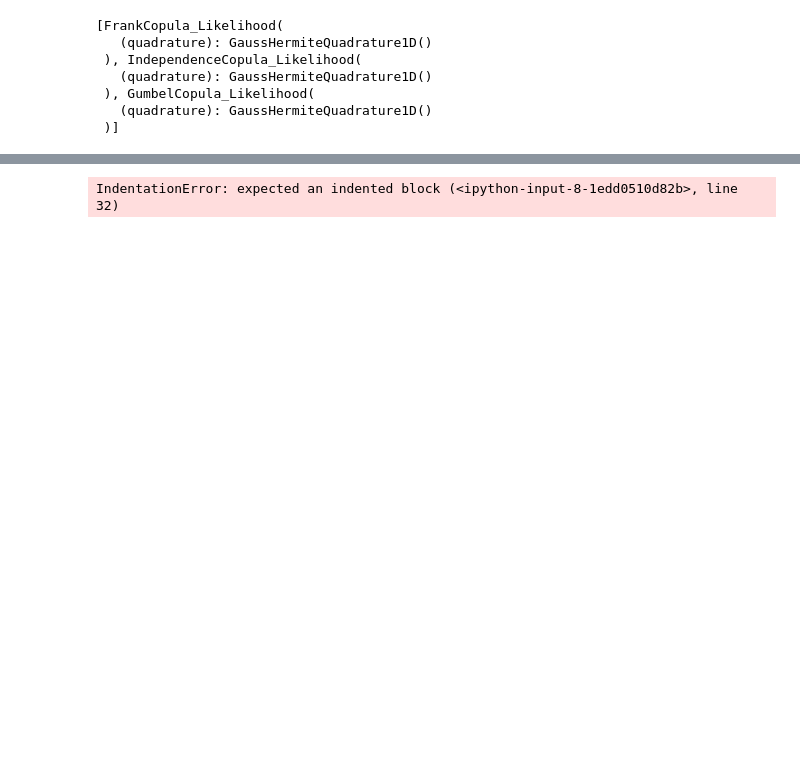
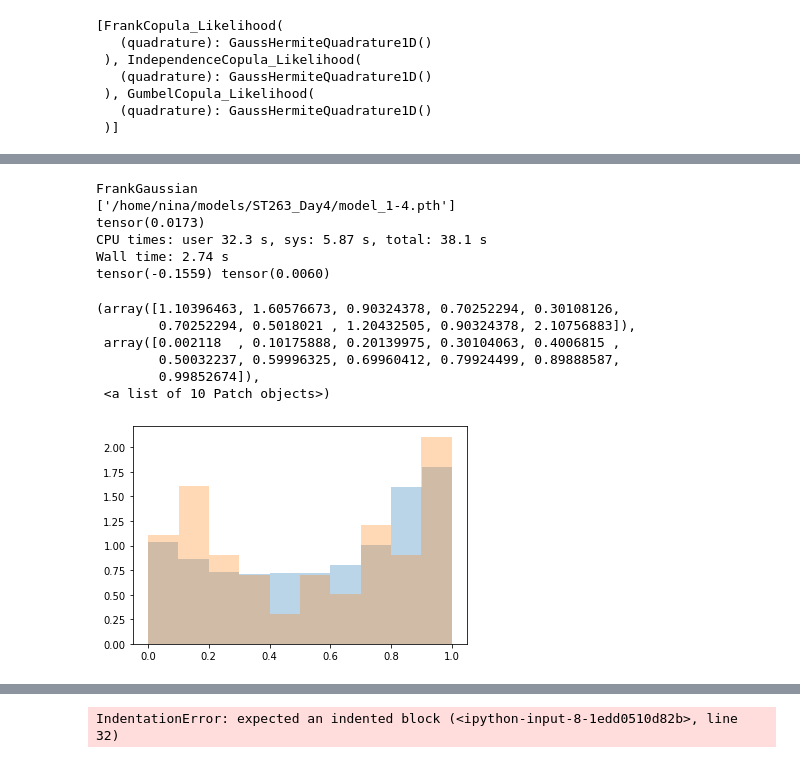
Before and after one commit to onkenlab/CopulaGP, a Jupyter notebook: MIFI.ipynb, the cells around one changed output, grey strips where cells are left out. Saved outputs shown, nothing was run; the diff lists cells and outputs as text; code cells hidden in the pictures; blank space fills up the shorter version.

```diff
--- a/MIFI.ipynb
+++ b/MIFI.ipynb
@@ -155,0 +205,46 @@ plt.ylim(-.5,0)
+# %%
+def measure_MI(model,points,pS=None,r_mc_size=10000,f_mc_size=10,sem_tol=1e-4):
+    MIs = []
+    with torch.no_grad():
+        fs = model(points).rsample(torch.Size([f_mc_size])) #[samples_f, copulas, positions]
+    #fs = fs.expand([f_mc_size,*fs.shape[1:]])
+    copula = model.likelihood(fs)
+    #MI = direct_stimMI(copula, size=500)
+    MI = stimMI(copula, pS=pS, sem_tol=sem_tol, mc_size=r_mc_size)
+    if pS is not None:
+        plt.imshow(MI/pS.expand(MI.shape))
+    MIs = MI.sum(dim=-1)
+
+    return (MIs.mean(dim=0),MIs.std(dim=0))
+
+warnings.showwarning = warn_with_traceback
+
+points = torch.linspace(0,1,100)
+
+print(data[n1+5,n2+5][1])
+
+model = get_model(n1, n2, data[n1+5,n2+5][0], torch.device('cpu'))
+%time (MI, dMI) = measure_MI(model, points)
+print(MI,dMI)
+# %% [output]
+FrankGaussian
+['/home/nina/models/ST263_Day4/model_1-4.pth']
+tensor(0.0173)
+CPU times: user 32.3 s, sys: 5.87 s, total: 38.1 s
+Wall time: 2.74 s
+tensor(-0.1559) tensor(0.0060)
+# %%
+import utils
+path_exp = '/home/nina/VRData/Processing/pkls'
+X,_ = utils.load_experimental_data(path_exp, animal, day_name, 0, 1)
+# %%
+plt.hist(X,density=True,alpha=0.3)
+plt.hist(np.random.choice(X.flatten(),100),density=True,alpha=0.3)
+# %% [output]
+(array([1.10396463, 1.60576673, 0.90324378, 0.70252294, 0.30108126,
+        0.70252294, 0.5018021 , 1.20432505, 0.90324378, 2.10756883]),
+ array([0.002118  , 0.10175888, 0.20139975, 0.30104063, 0.4006815 ,
+        0.50032237, 0.59996325, 0.69960412, 0.79924499, 0.89888587,
+        0.99852674]),
+ <a list of 10 Patch objects>)
+[figure, added]
```
Also changed, not shown: parts of 8 cells of this notebook.
